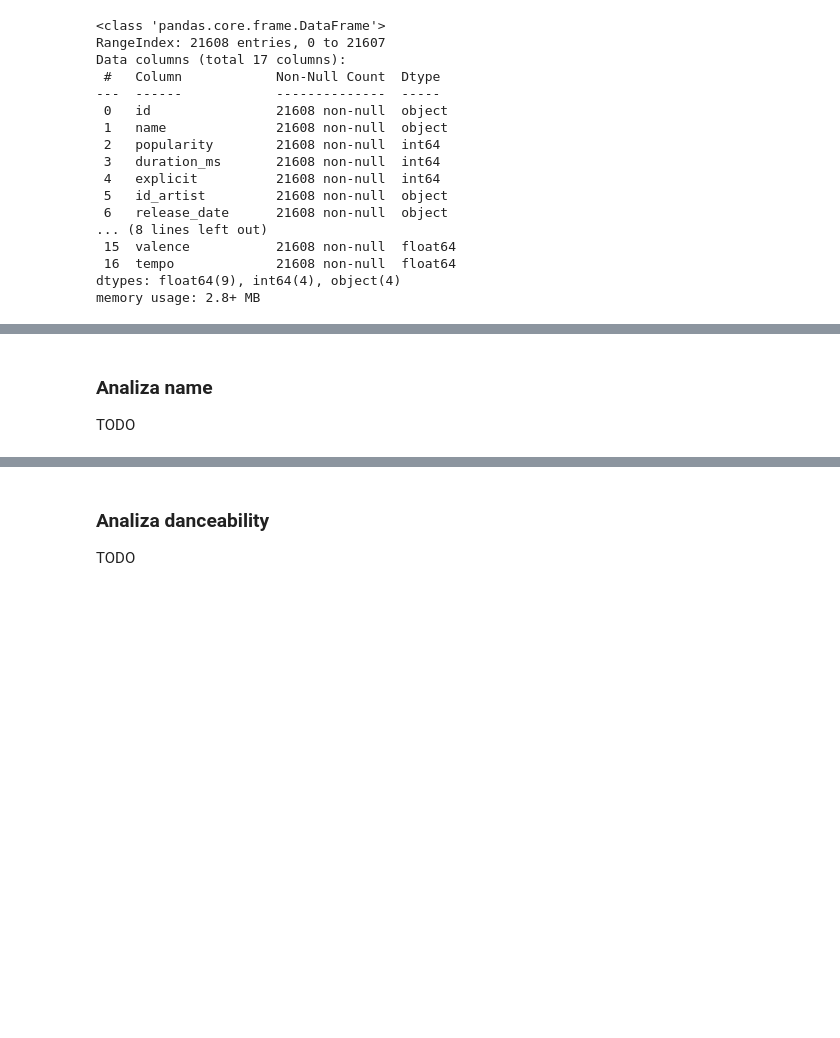
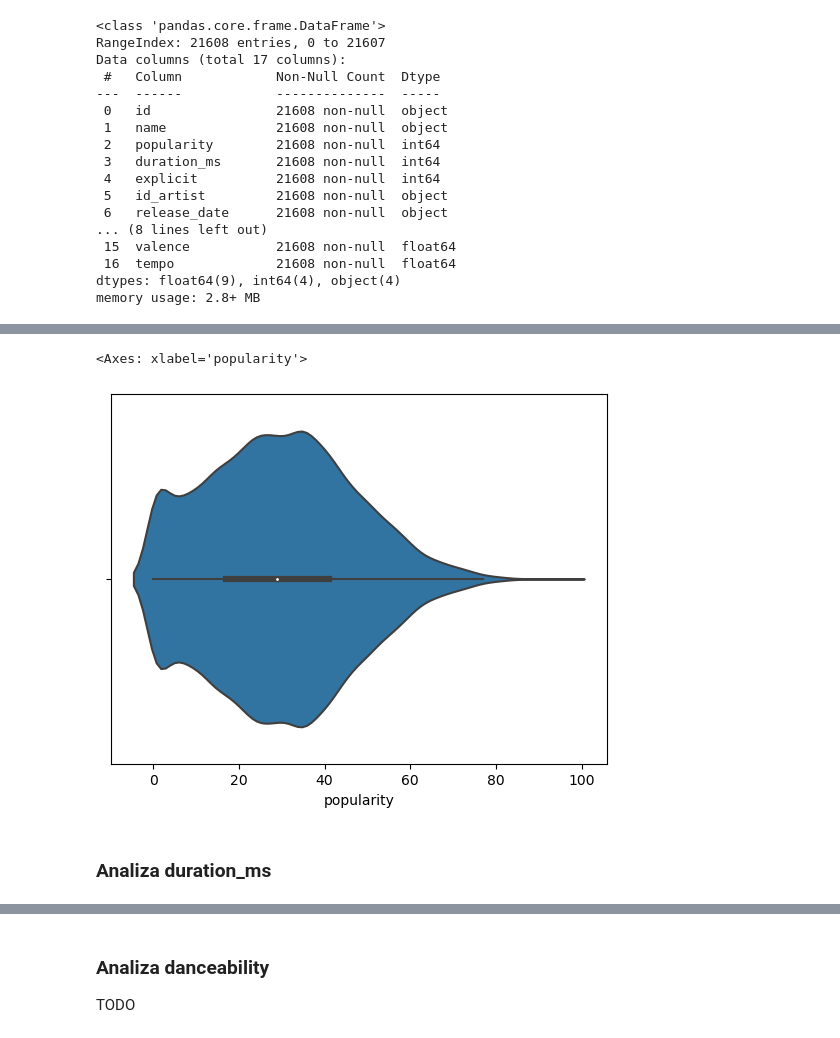
Before and after one commit to BartlomiejRasztabiga/IUM, a Jupyter notebook: notebooks/data_analysis.ipynb, the cells around one changed output, grey strips where cells are left out. Saved outputs shown, nothing was run; the diff lists cells and outputs as text; code cells hidden in the pictures; blank space fills up the shorter version.

```diff
--- a/notebooks/data_analysis.ipynb
+++ b/notebooks/data_analysis.ipynb
@@ -262,3 +297,7 @@ TODO
+# %%
+sbn.violinplot(tracks_data_frame, x="popularity")
+# %% [output]
+<Axes: xlabel='popularity'>
+[figure, added]
 # %% [markdown]
-### Analiza name
-TODO
+### Analiza duration_ms
```
Also changed, not shown: parts of 57 cells of this notebook.
